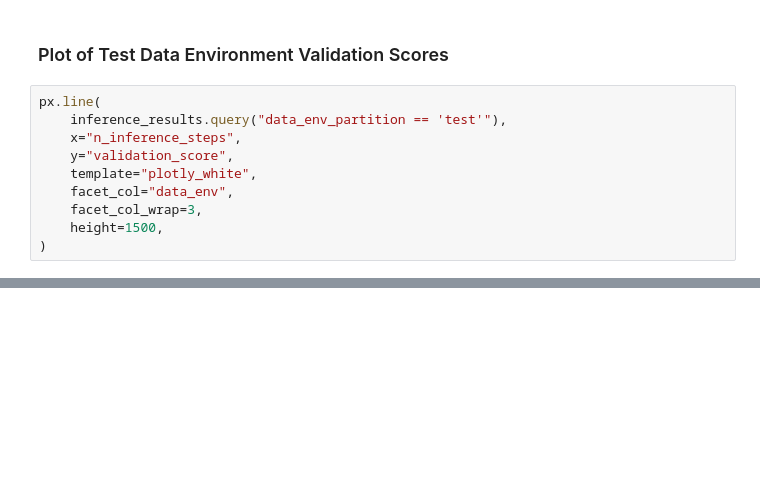
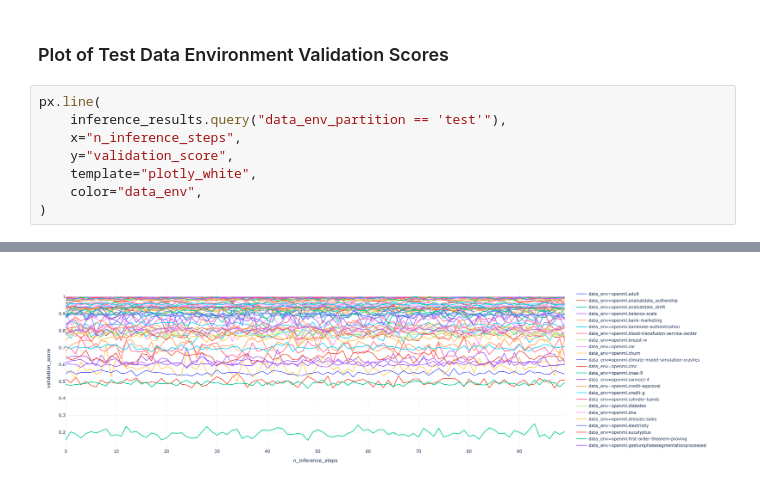
Before and after one commit to cosmicBboy/ml-research, a Jupyter notebook: metalearn/analysis/20191111_metalearn_openml_cc18_benchmark.ipynb, the cells around one changed output, grey strips where cells are left out. Cells and saved outputs as stored; diff of their text form; blank space fills up the shorter version.

```diff
--- a/metalearn/analysis/20191111_metalearn_openml_cc18_benchmark.ipynb
+++ b/metalearn/analysis/20191111_metalearn_openml_cc18_benchmark.ipynb
@@ -118,8 +87,6 @@ px.line(
     x="n_inference_steps",
     y="validation_score",
     template="plotly_white",
-    facet_col="data_env",
-    facet_col_wrap=3,
-    height=1500,
+    color="data_env",
 )
 # %% [output]
@@ -126,0 +93 @@ px.line(
+[figure, added]
```
Also changed, not shown: parts of 7 cells of this notebook, 3 other files.
